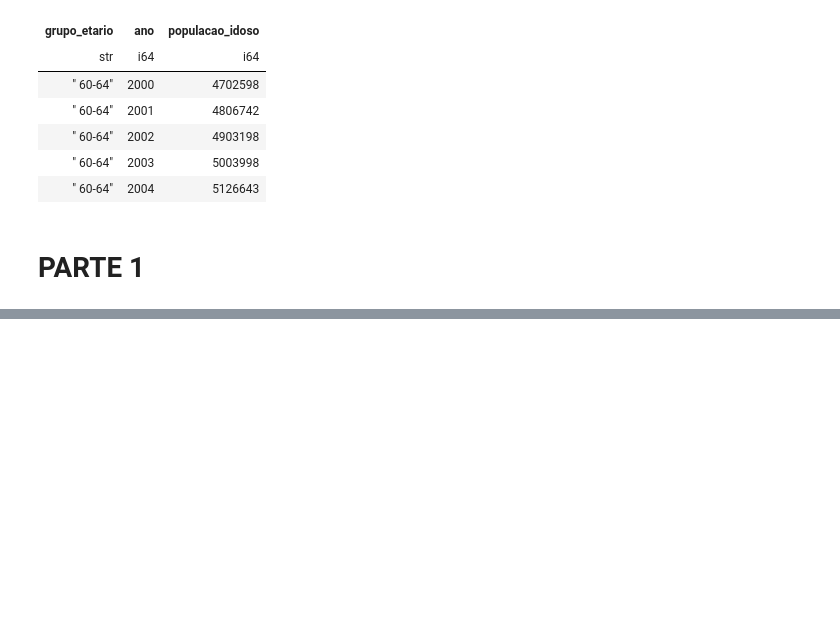
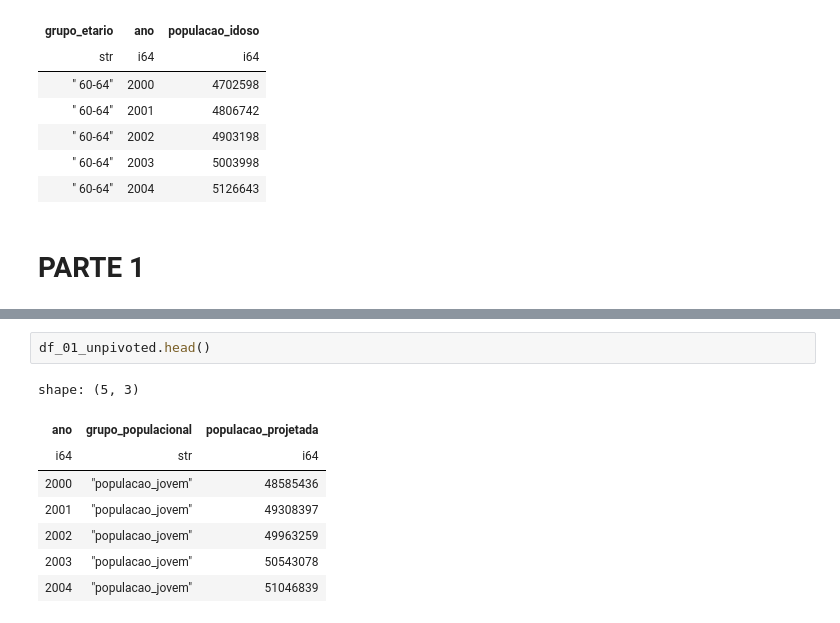
Before and after one commit to LazaroDamasceno/Analise-Dados-com-Python, a Jupyter notebook: ibge/projecao_populacao/projecao_populacao_jovem_idosa.ipynb, the cells around one changed output, grey strips where cells are left out. Cells and saved outputs as stored; diff of their text form; blank space fills up the shorter version.

```diff
--- a/ibge/projecao_populacao/projecao_populacao_jovem_idosa.ipynb
+++ b/ibge/projecao_populacao/projecao_populacao_jovem_idosa.ipynb
@@ -124,0 +175,11 @@ shape: (5, 3)
+# %%
+df_01_unpivoted.head()
+# %% [output]
+shape: (5, 3)
+| ano | grupo_populacional | populacao_projetada |
+| i64 | str | i64 |
+| 2000 | "populacao_jovem" | 48585436 |
+| 2001 | "populacao_jovem" | 49308397 |
+| 2002 | "populacao_jovem" | 49963259 |
+| 2003 | "populacao_jovem" | 50543078 |
+| 2004 | "populacao_jovem" | 51046839 |
```
Also changed, not shown: parts of 8 cells of this notebook, 1 other file.
